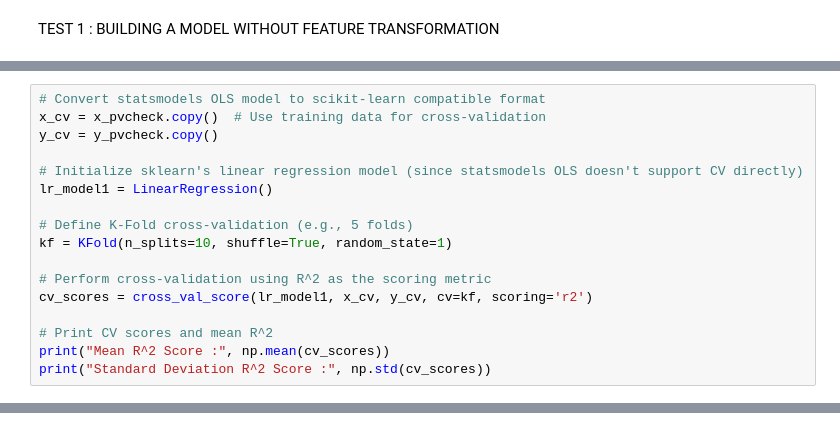
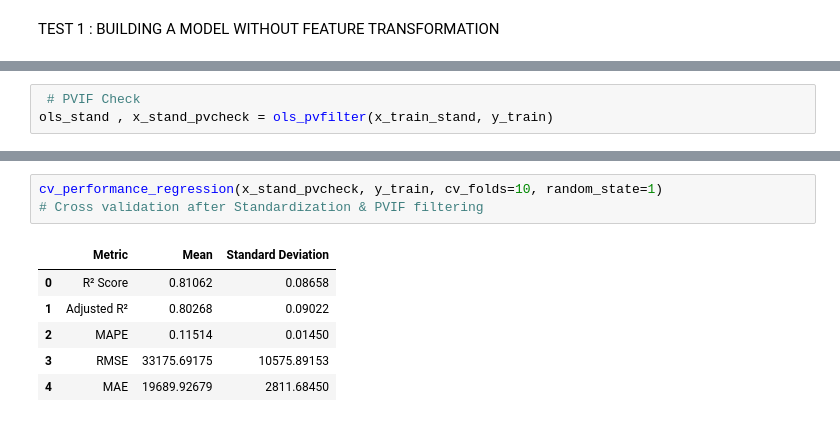
Before and after one commit to Alfredo2212/Kaggle-Data_Science, a Jupyter notebook: house-prices-advanced-regression-techniques.ipynb, the cells around one changed output, grey strips where cells are left out. Cells and saved outputs as stored; diff of their text form.

```diff
--- a/house-prices-advanced-regression-techniques.ipynb
+++ b/house-prices-advanced-regression-techniques.ipynb
@@ -743,17 +699,0 @@ strong multicollinearity or other numerical problems.
-# %%
-# Convert statsmodels OLS model to scikit-learn compatible format
-x_cv = x_pvcheck.copy()  # Use training data for cross-validation
-y_cv = y_pvcheck.copy()
-
-# Initialize sklearn's linear regression model (since statsmodels OLS doesn't support CV directly)
-lr_model1 = LinearRegression()
-
-# Define K-Fold cross-validation (e.g., 5 folds)
-kf = KFold(n_splits=10, shuffle=True, random_state=1)
-
-# Perform cross-validation using R^2 as the scoring metric
-cv_scores = cross_val_score(lr_model1, x_cv, y_cv, cv=kf, scoring='r2')
-
-# Print CV scores and mean R^2
-print("Mean R^2 Score :", np.mean(cv_scores))
-print("Standard Deviation R^2 Score :", np.std(cv_scores))
@@ -780,0 +807,3 @@ submission.shape
+# %%
+ # PVIF Check
+ols_stand , x_stand_pvcheck = ols_pvfilter(x_train_stand, y_train)
@@ -780,0 +828,10 @@ submission.shape
+# %%
+cv_performance_regression(x_stand_pvcheck, y_train, cv_folds=10, random_state=1)
+# Cross validation after Standardization & PVIF filtering
+# %% [output]
+|  | Metric | Mean | Standard Deviation |
+| 0 | R² Score | 0.81062 | 0.08658 |
+| 1 | Adjusted R² | 0.80268 | 0.09022 |
+| 2 | MAPE | 0.11514 | 0.01450 |
+| 3 | RMSE | 33175.69175 | 10575.89153 |
+| 4 | MAE | 19689.92679 | 2811.68450 |
```
Also changed, not shown: parts of 27 cells of this notebook.
